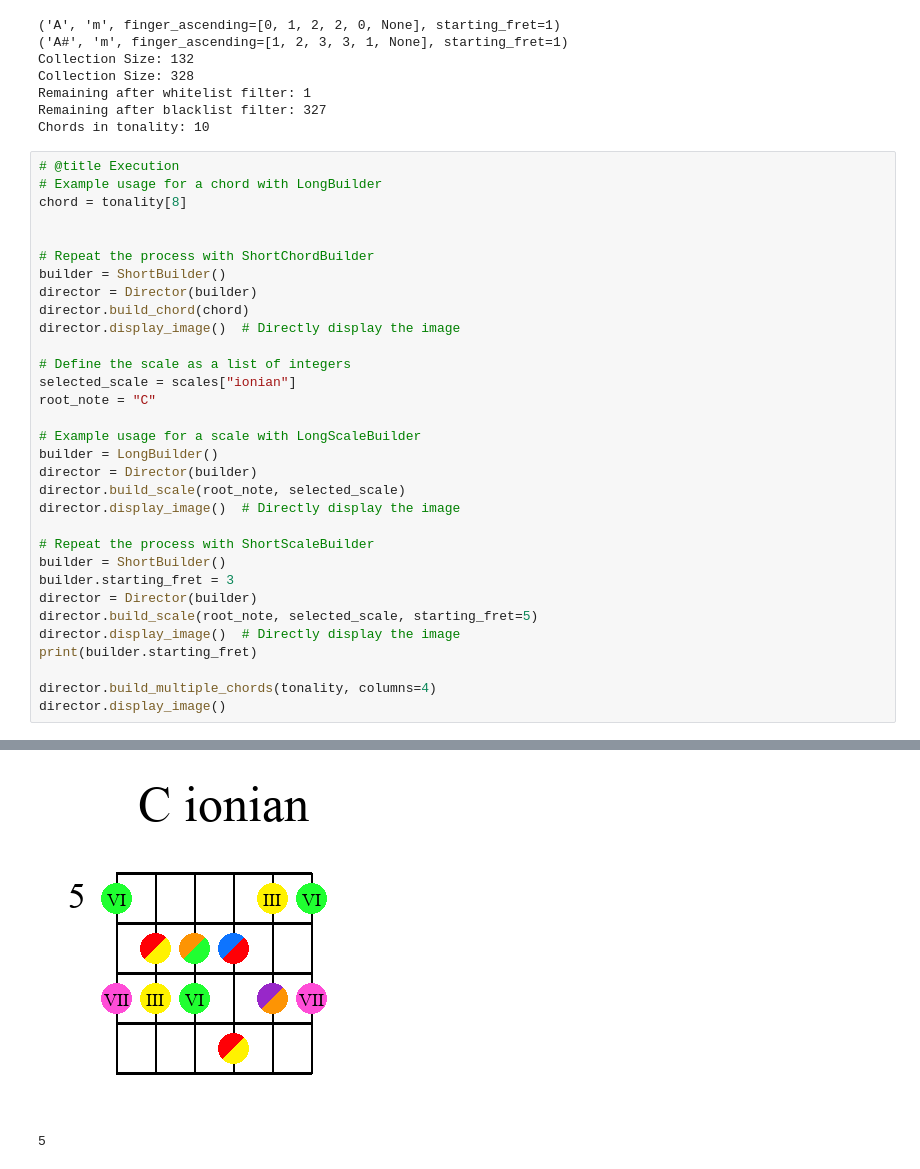
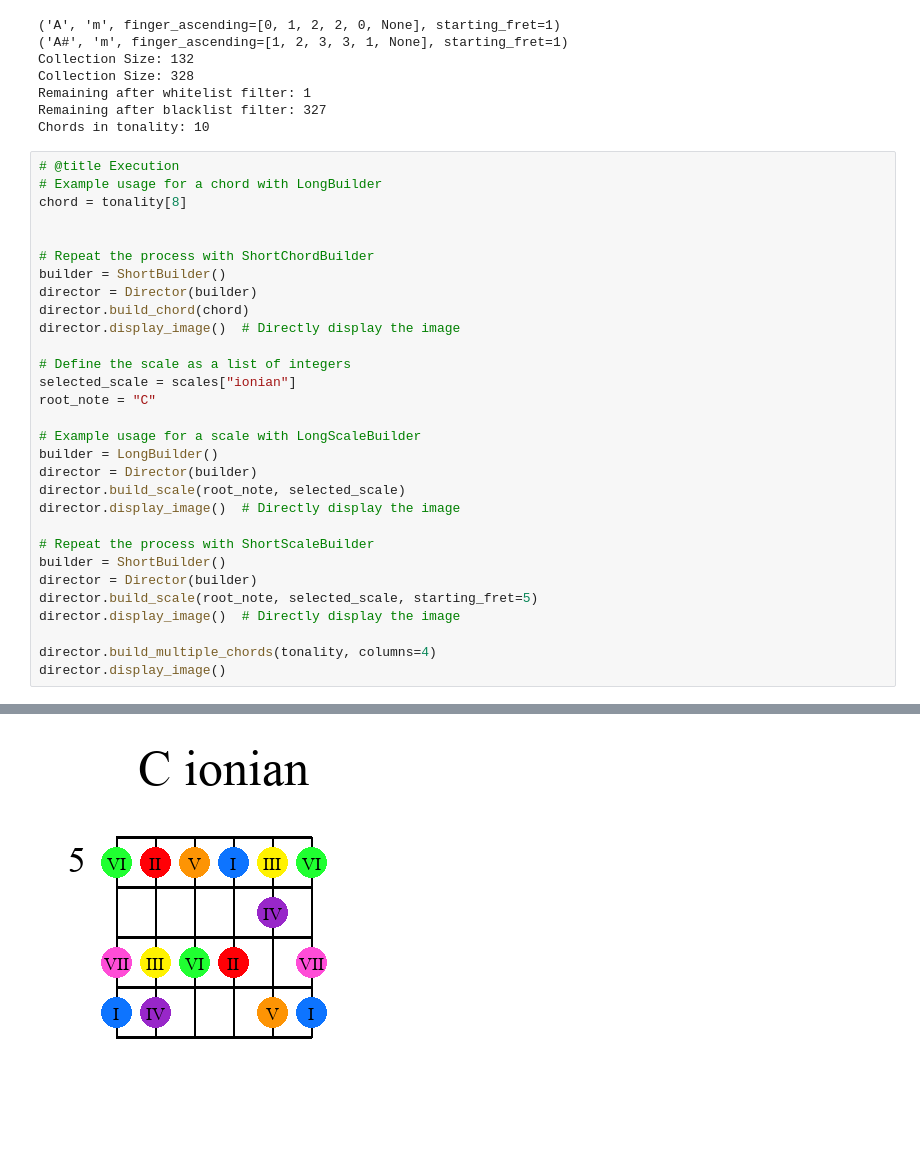
Before and after one commit to GenaroHacker/creating_chord_collection, a Jupyter notebook: main.ipynb, the cells around one changed output, grey strips where cells are left out. Saved outputs shown, nothing was run; the diff lists cells and outputs as text; blank space fills up the shorter version.

```diff
--- a/main.ipynb
+++ b/main.ipynb
@@ -116,11 +116,9 @@ director.display_image()  # Directly display the image
 
 # Repeat the process with ShortScaleBuilder
 builder = ShortBuilder()
-builder.starting_fret = 3
 director = Director(builder)
 director.build_scale(root_note, selected_scale, starting_fret=5)
 director.display_image()  # Directly display the image
-print(builder.starting_fret)
 
 director.build_multiple_chords(tonality, columns=4)
 director.display_image()
@@ -129,3 +127,2 @@ director.display_image()
 [figure]
-[figure, old version]
+[figure, new version]
-5
```
Also changed, not shown: parts of 2 cells of this notebook.
